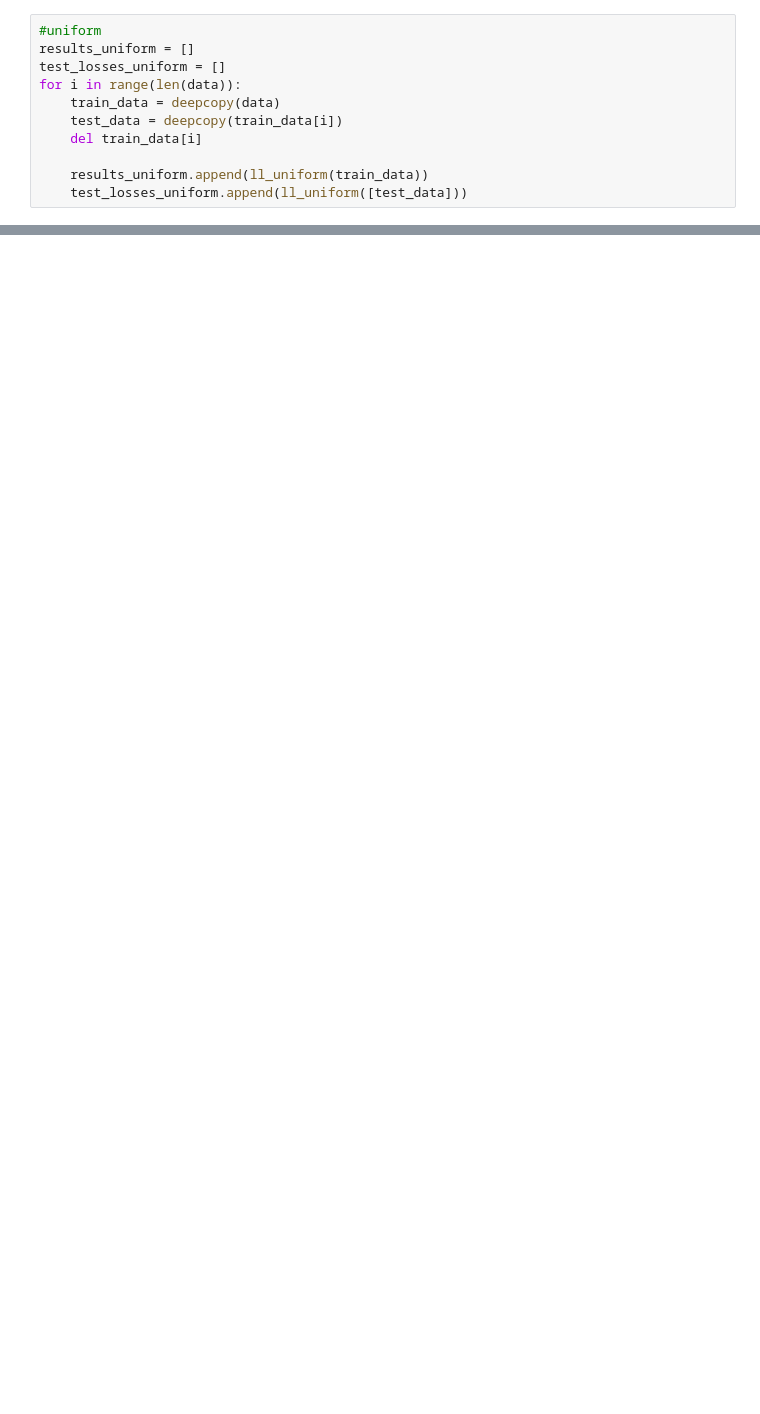
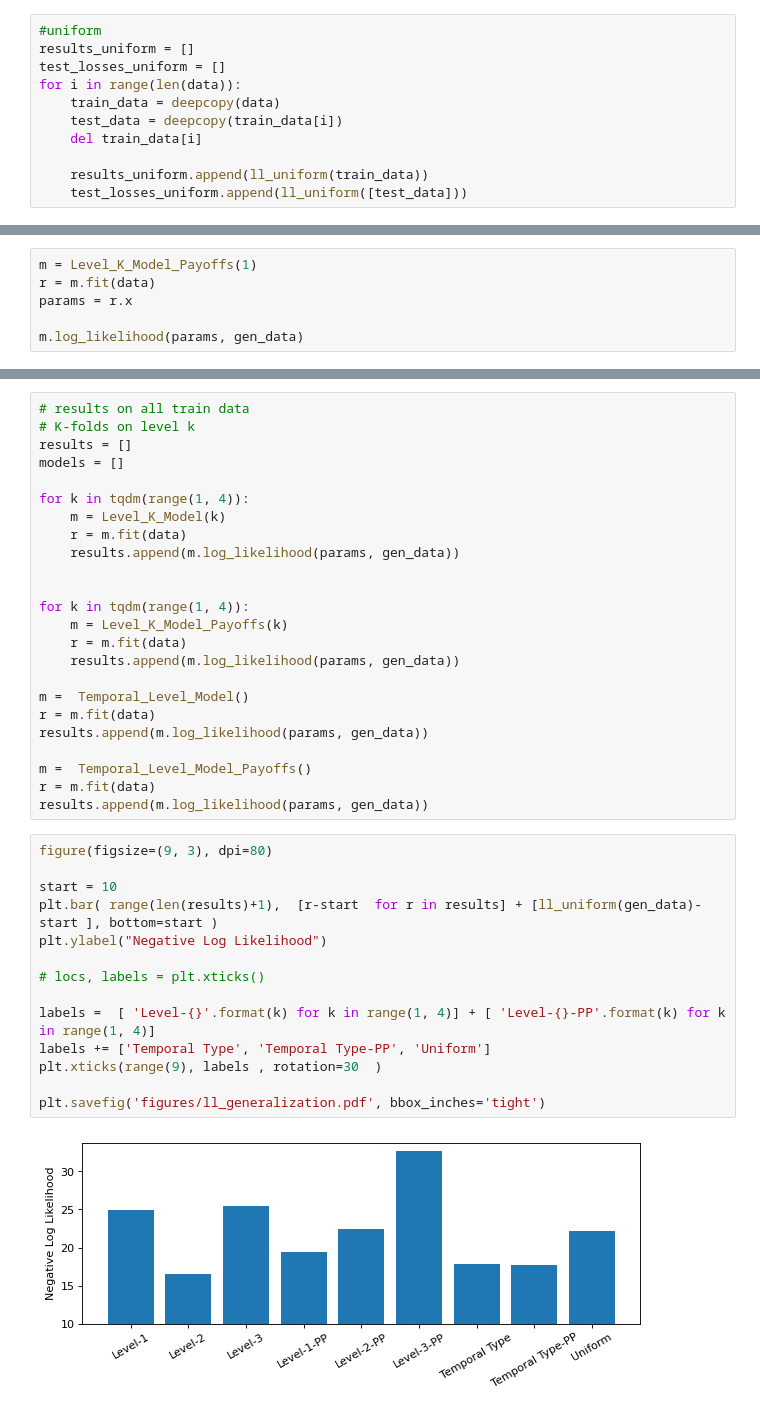
Before and after one commit to RevanMacQueen/BGT-Project, a Jupyter notebook: repeated_game/fit.ipynb, the cells around one changed output, grey strips where cells are left out. Saved outputs shown, nothing was run; the diff lists cells and outputs as text; blank space fills up the shorter version.

```diff
--- a/repeated_game/fit.ipynb
+++ b/repeated_game/fit.ipynb
@@ -203,0 +1459,6 @@ plt.savefig('figures/ll_test_cross.pdf', bbox_inches='tight')
+# %%
+m = Level_K_Model_Payoffs(1)
+r = m.fit(data)
+params = r.x
+
+m.log_likelihood(params, gen_data)
@@ -203,0 +1471,40 @@ plt.savefig('figures/ll_test_cross.pdf', bbox_inches='tight')
+# %%
+# results on all train data
+# K-folds on level k
+results = []
+models = []
+
+for k in tqdm(range(1, 4)):
+    m = Level_K_Model(k)
+    r = m.fit(data)
+    results.append(m.log_likelihood(params, gen_data))
+
+
+for k in tqdm(range(1, 4)):
+    m = Level_K_Model_Payoffs(k)
+    r = m.fit(data)
+    results.append(m.log_likelihood(params, gen_data))
+
+m =  Temporal_Level_Model()
+r = m.fit(data)
+results.append(m.log_likelihood(params, gen_data))
+
+m =  Temporal_Level_Model_Payoffs()
+r = m.fit(data)
+results.append(m.log_likelihood(params, gen_data))
+# %%
+figure(figsize=(9, 3), dpi=80)
+
+start = 10
+plt.bar( range(len(results)+1),  [r-start  for r in results] + [ll_uniform(gen_data)-start ], bottom=start )
+plt.ylabel("Negative Log Likelihood")
+
+# locs, labels = plt.xticks()
+
+labels =  [ 'Level-{}'.format(k) for k in range(1, 4)] + [ 'Level-{}-PP'.format(k) for k in range(1, 4)]
+labels += ['Temporal Type', 'Temporal Type-PP', 'Uniform']
+plt.xticks(range(9), labels , rotation=30  )
+
+plt.savefig('figures/ll_generalization.pdf', bbox_inches='tight')
+# %% [output]
+[figure, added]
```
Also changed, not shown: parts of 40 cells of this notebook, 18 other files.
